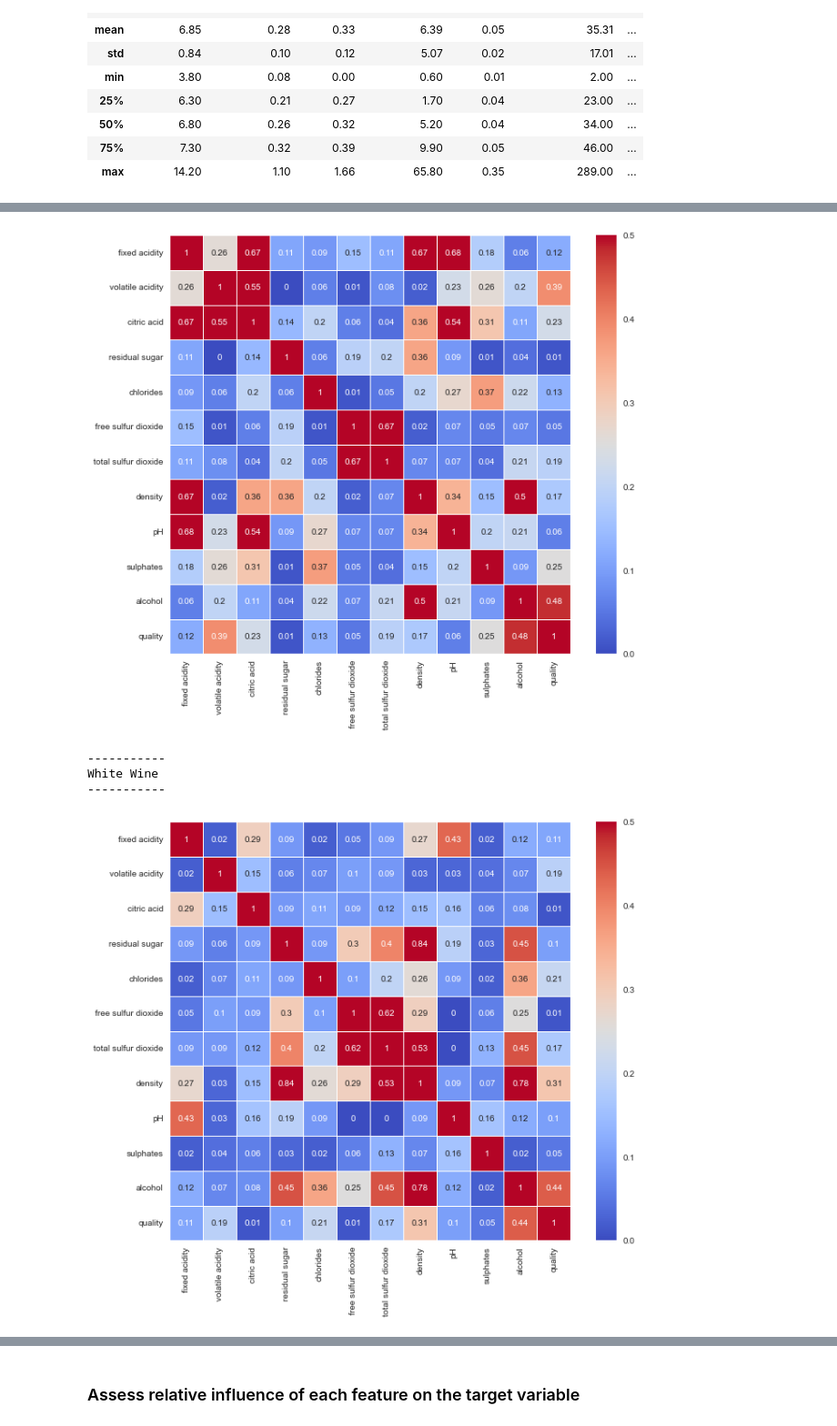
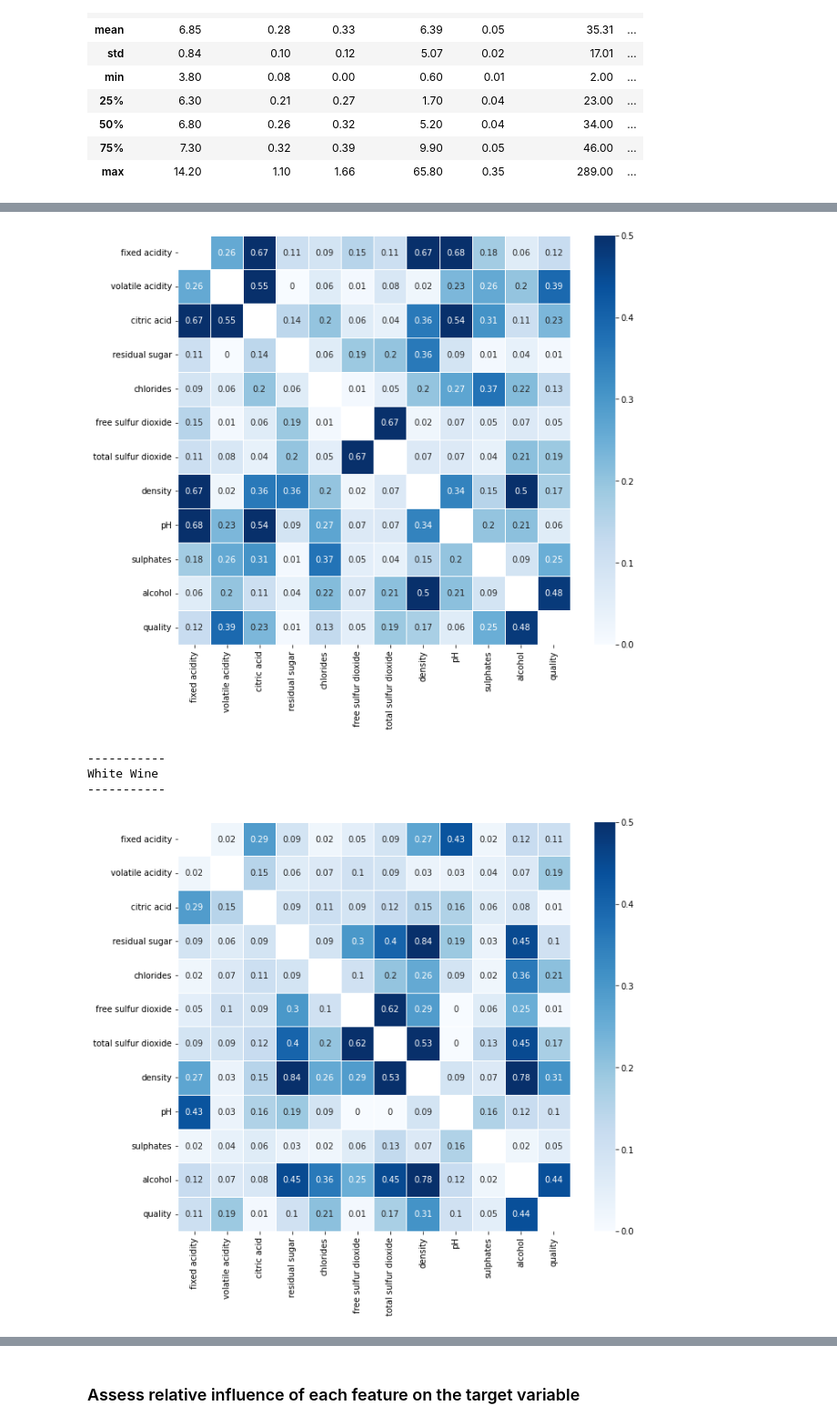
Before and after one commit to fod/machine-learning-statistics, a Jupyter notebook: scikit-learn.ipynb, the cells around one changed output, grey strips where cells are left out. Shown at 91% size. Drawn from its saved outputs; the diff is of its cells as text; code cells hidden in the pictures.

Commit message:
Added explanation to some areas of wine data exploration

```diff
--- a/scikit-learn.ipynb
+++ b/scikit-learn.ipynb
@@ -198,15 +265,23 @@ for w in rw, ww:
 # %%
+# Set figure size within context so it doesn't affect size of subsequent figures
 with plt.rc_context({'figure.figsize':(10.5,9)}):
+    # For each or red win and white wine dataframes
     for w in rw, ww:
+        # Print the dataframe name
         print(f"-----------\n{w.name}\n-----------")
-        sns.heatmap(abs(w.corr().round(2)), annot=True, linewidths=0.5, cmap='coolwarm', vmax=0.5)
+        # Calculate correlation matrix (using Pearson's r)
+        corr = w.corr()
+        # Remove distracting self correlations (always = 1)
+        np.fill_diagonal(corr.values, 'NaN')
+        # Display matrix as heatmap, saturate at 0.5 to make high correlations stand out
+        sns.heatmap(abs(corr.round(2)), annot=True, linewidths=0.5, cmap='Blues', vmax=0.5)
         plt.show()
 # %% [output]
 -----------
 Red Wine
 -----------
-[figure, old version]
+[figure, new version]
 -----------
 White Wine
 -----------
-[figure, old version]
+[figure, new version]
```
Also changed, not shown: parts of 17 cells of this notebook.
